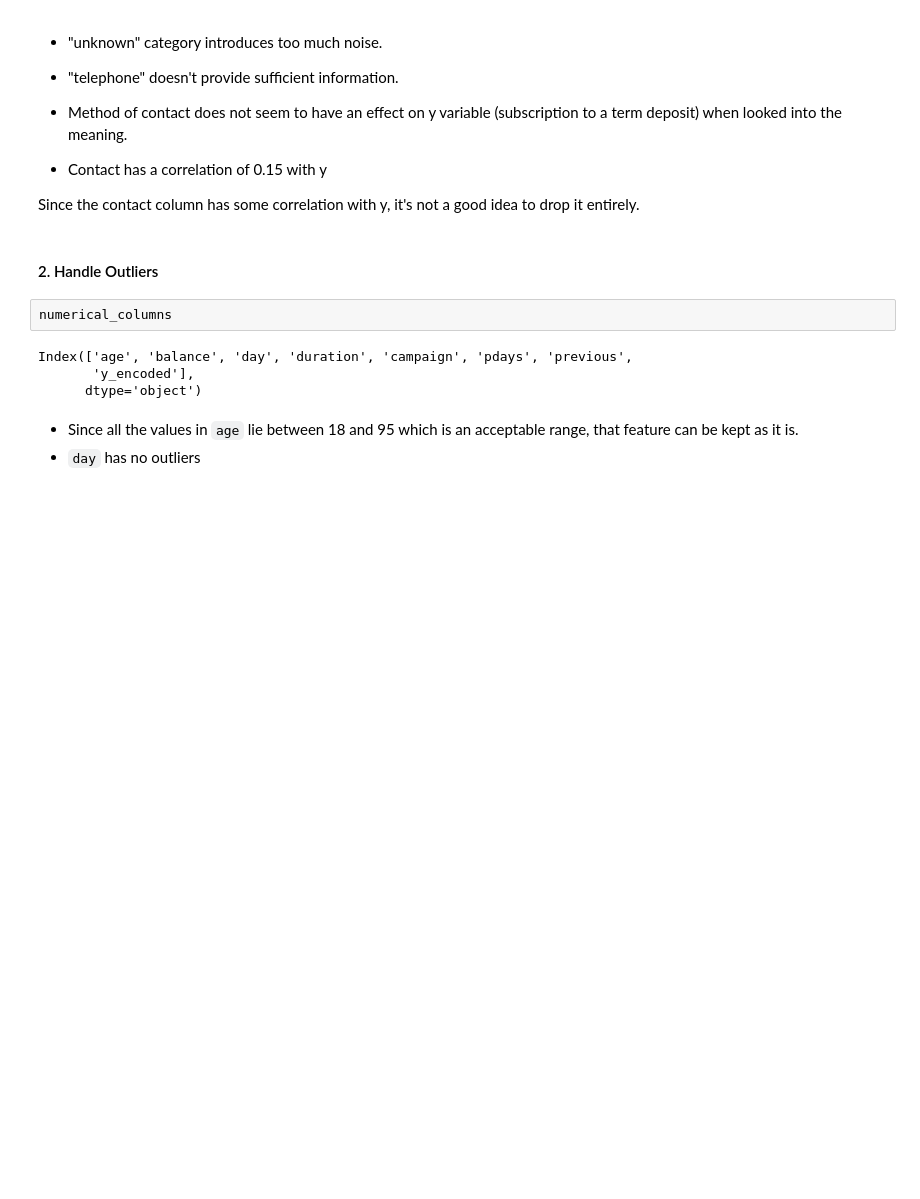
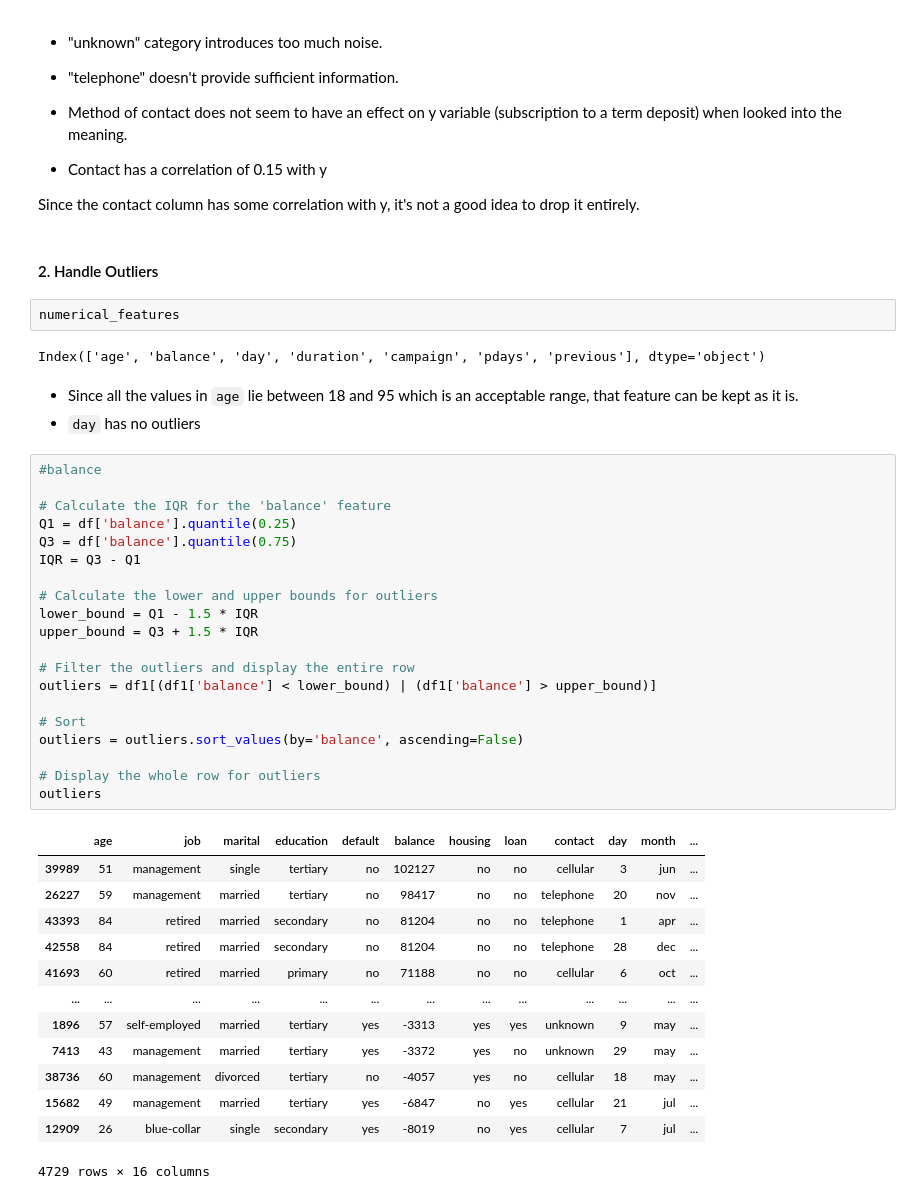
Before and after one commit to senuli-w/CM2604, a Jupyter notebook: 2330973.ipynb, the cells around one changed output. Saved outputs shown, nothing was run; the diff lists cells and outputs as text; blank space fills up the shorter version.

```diff
--- a/2330973.ipynb
+++ b/2330973.ipynb
@@ -597,11 +596,43 @@ Since the contact column has some correlation with y, it's not a good idea to dr
 # %% [markdown]
 #### 2. Handle Outliers
 # %%
-numerical_columns
+numerical_features
 # %% [output]
-Index(['age', 'balance', 'day', 'duration', 'campaign', 'pdays', 'previous',
-       'y_encoded'],
-      dtype='object')
+Index(['age', 'balance', 'day', 'duration', 'campaign', 'pdays', 'previous'], dtype='object')
 # %% [markdown]
 - Since all the values in `age` lie between 18 and 95 which is an acceptable range, that feature can be kept as it is.
 - `day` has no outliers
+# %%
+#balance
+
+# Calculate the IQR for the 'balance' feature
+Q1 = df['balance'].quantile(0.25)
+Q3 = df['balance'].quantile(0.75)
+IQR = Q3 - Q1
+
+# Calculate the lower and upper bounds for outliers
+lower_bound = Q1 - 1.5 * IQR
+upper_bound = Q3 + 1.5 * IQR
+
+# Filter the outliers and display the entire row
+outliers = df1[(df1['balance'] < lower_bound) | (df1['balance'] > upper_bound)]
+
+# Sort
+outliers = outliers.sort_values(by='balance', ascending=False)
+
+# Display the whole row for outliers
+outliers
+# %% [output]
+|  | age | job | marital | education | default | balance | housing | loan | contact | day | month | ... |
+| 39989 | 51 | management | single | tertiary | no | 102127 | no | no | cellular | 3 | jun | ... |
+| 26227 | 59 | management | married | tertiary | no | 98417 | no | no | telephone | 20 | nov | ... |
+| 43393 | 84 | retired | married | secondary | no | 81204 | no | no | telephone | 1 | apr | ... |
+| 42558 | 84 | retired | married | secondary | no | 81204 | no | no | telephone | 28 | dec | ... |
+| 41693 | 60 | retired | married | primary | no | 71188 | no | no | cellular | 6 | oct | ... |
+| ... | ... | ... | ... | ... | ... | ... | ... | ... | ... | ... | ... | ... |
+| 1896 | 57 | self-employed | married | tertiary | yes | -3313 | yes | yes | unknown | 9 | may | ... |
+| 7413 | 43 | management | married | tertiary | yes | -3372 | yes | no | unknown | 29 | may | ... |
+| 38736 | 60 | management | divorced | tertiary | no | -4057 | yes | no | cellular | 18 | may | ... |
+| 15682 | 49 | management | married | tertiary | yes | -6847 | no | yes | cellular | 21 | jul | ... |
+| 12909 | 26 | blue-collar | single | secondary | yes | -8019 | no | yes | cellular | 7 | jul | ... |
+4729 rows × 16 columns
```
Also changed, not shown: parts of 5 cells of this notebook, 1 other file.
